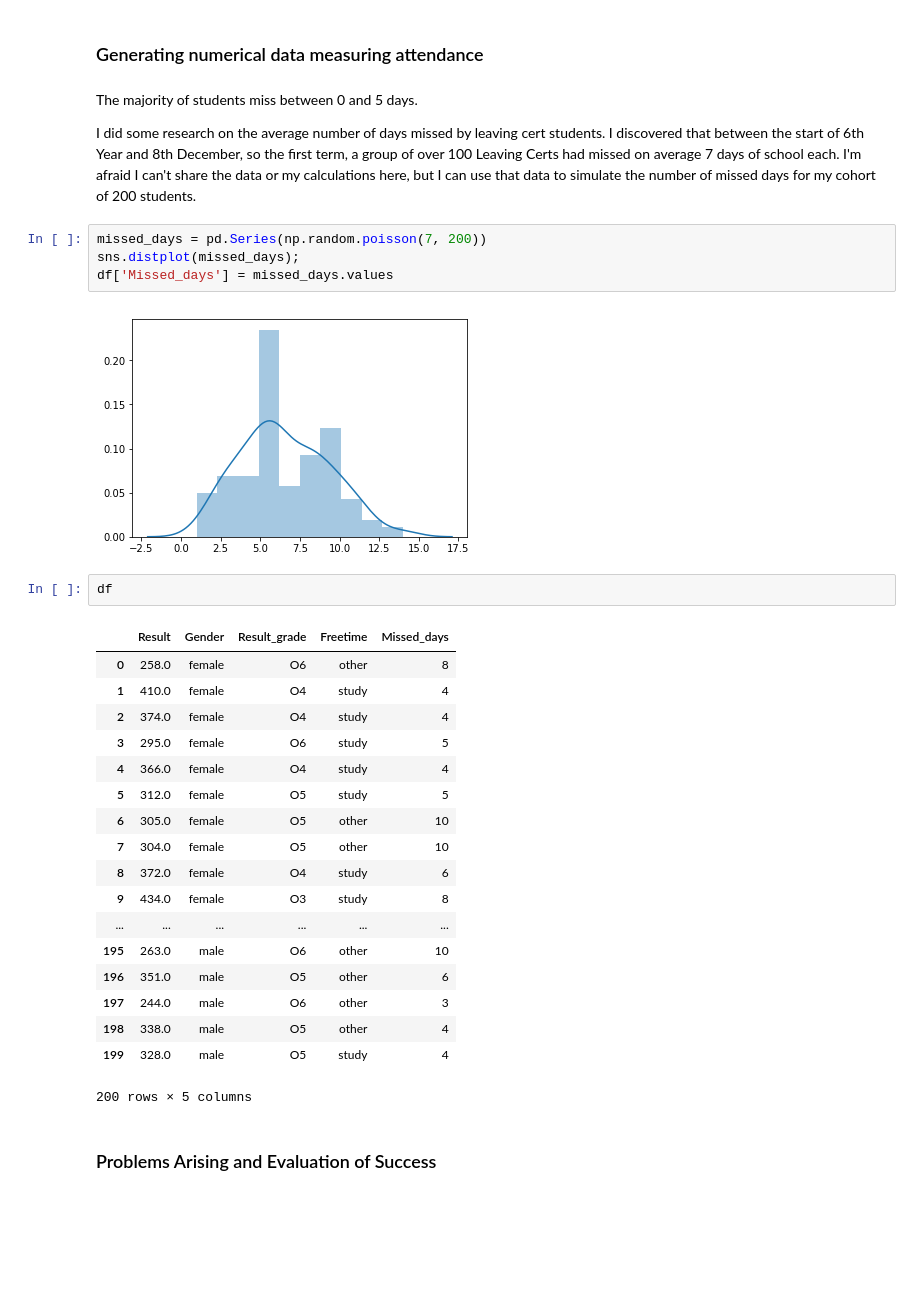
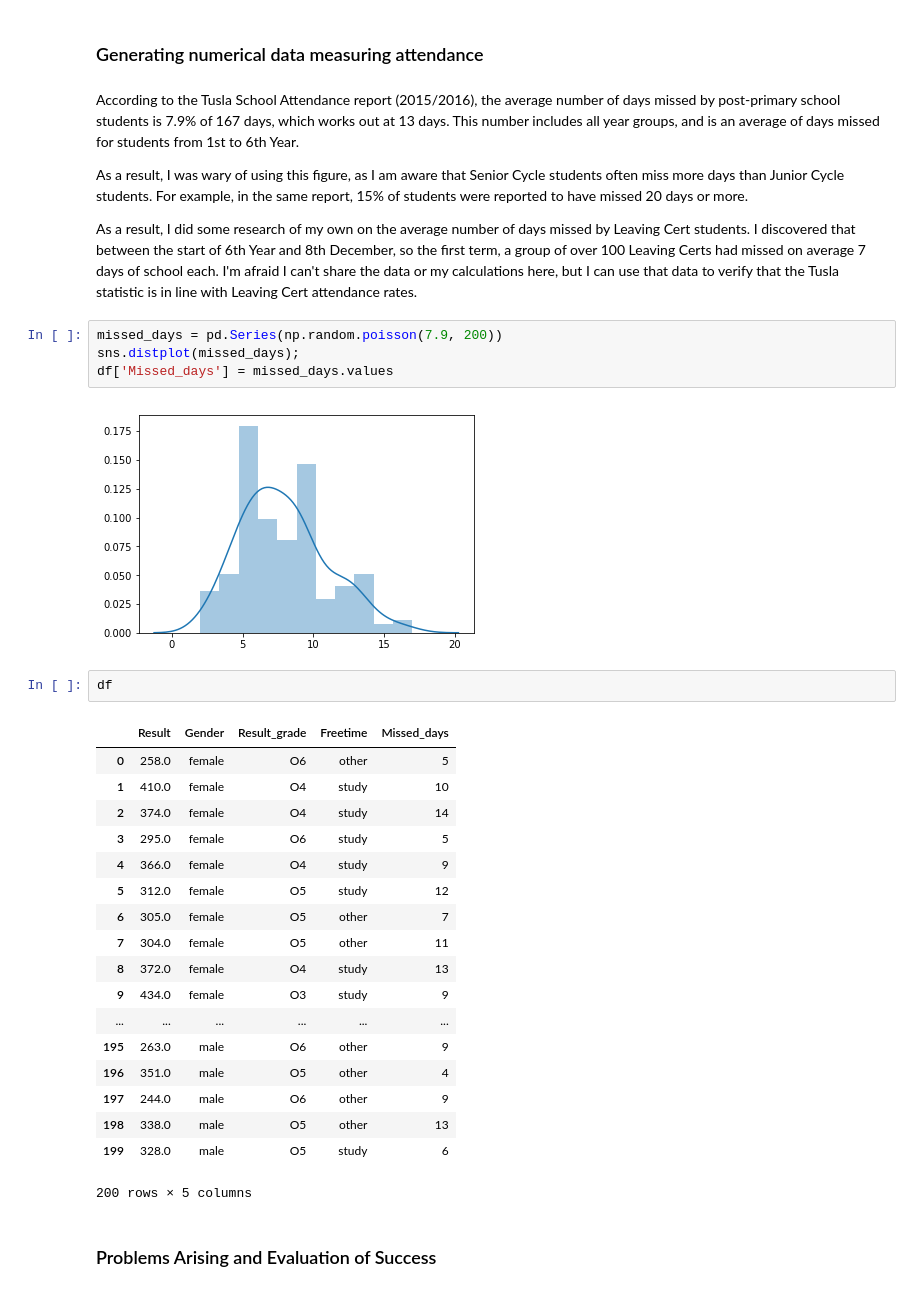
Before and after one commit to MarionMcG/python-fundamentals-project, a Jupyter notebook: exam-cohort.ipynb, the cells around one changed output. Drawn from its saved outputs; the diff is of its cells as text; blank space fills up the shorter version.

```diff
--- a/exam-cohort.ipynb
+++ b/exam-cohort.ipynb
@@ -379,35 +379,37 @@ sns.swarmplot(x="Result", y="Freetime", data=df);
 # %% [markdown]
 ### Generating numerical data measuring attendance
 # %% [markdown]
-The majority of students miss between 0 and 5 days.
+According to the Tusla School Attendance report (2015/2016), the average number of days missed by post-primary school students is 7.9% of 167 days, which works out at 13 days. This number includes all year groups, and is an average of days missed for students from 1st to 6th Year.
 
-I did some research on the average number of days missed by leaving cert students. I discovered that between the start of 6th Year and 8th December, so the first term, a group of over 100 Leaving Certs had missed on average 7 days of school each. I'm afraid I can't share the data or my calculations here, but I can use that data to simulate the number of missed days for my cohort of 200 students.
+As a result, I was wary of using this figure, as I am aware that Senior Cycle students often miss more days than Junior Cycle students. For example, in the same report, 15% of students were reported to have missed 20 days or more.
+
+As a result, I did some research of my own on the average number of days missed by Leaving Cert students. I discovered that between the start of 6th Year and 8th December, so the first term, a group of over 100 Leaving Certs had missed on average 7 days of school each. I'm afraid I can't share the data or my calculations here, but I can use that data to verify that the Tusla statistic is in line with Leaving Cert attendance rates.
 # %%
-missed_days = pd.Series(np.random.poisson(7, 200))
+missed_days = pd.Series(np.random.poisson(7.9, 200))
 sns.distplot(missed_days);
 df['Missed_days'] = missed_days.values
 # %% [output]
-[figure, old version]
+[figure, new version]
 # %%
 df
 # %% [output]
 |  | Result | Gender | Result_grade | Freetime | Missed_days |
-| 0 | 258.0 | female | O6 | other | 8 |
-| 1 | 410.0 | female | O4 | study | 4 |
-| 2 | 374.0 | female | O4 | study | 4 |
+| 0 | 258.0 | female | O6 | other | 5 |
+| 1 | 410.0 | female | O4 | study | 10 |
+| 2 | 374.0 | female | O4 | study | 14 |
 | 3 | 295.0 | female | O6 | study | 5 |
-| 4 | 366.0 | female | O4 | study | 4 |
-| 5 | 312.0 | female | O5 | study | 5 |
-| 6 | 305.0 | female | O5 | other | 10 |
-| 7 | 304.0 | female | O5 | other | 10 |
-| 8 | 372.0 | female | O4 | study | 6 |
-| 9 | 434.0 | female | O3 | study | 8 |
+| 4 | 366.0 | female | O4 | study | 9 |
+| 5 | 312.0 | female | O5 | study | 12 |
+| 6 | 305.0 | female | O5 | other | 7 |
+| 7 | 304.0 | female | O5 | other | 11 |
+| 8 | 372.0 | female | O4 | study | 13 |
+| 9 | 434.0 | female | O3 | study | 9 |
 | ... | ... | ... | ... | ... | ... |
-| 195 | 263.0 | male | O6 | other | 10 |
-| 196 | 351.0 | male | O5 | other | 6 |
-| 197 | 244.0 | male | O6 | other | 3 |
-| 198 | 338.0 | male | O5 | other | 4 |
-| 199 | 328.0 | male | O5 | study | 4 |
+| 195 | 263.0 | male | O6 | other | 9 |
+| 196 | 351.0 | male | O5 | other | 4 |
+| 197 | 244.0 | male | O6 | other | 9 |
+| 198 | 338.0 | male | O5 | other | 13 |
+| 199 | 328.0 | male | O5 | study | 6 |
 200 rows × 5 columns
 # %% [markdown]
 ### Problems Arising and Evaluation of Success
```
Also changed, not shown: parts of 1 cell of this notebook.
